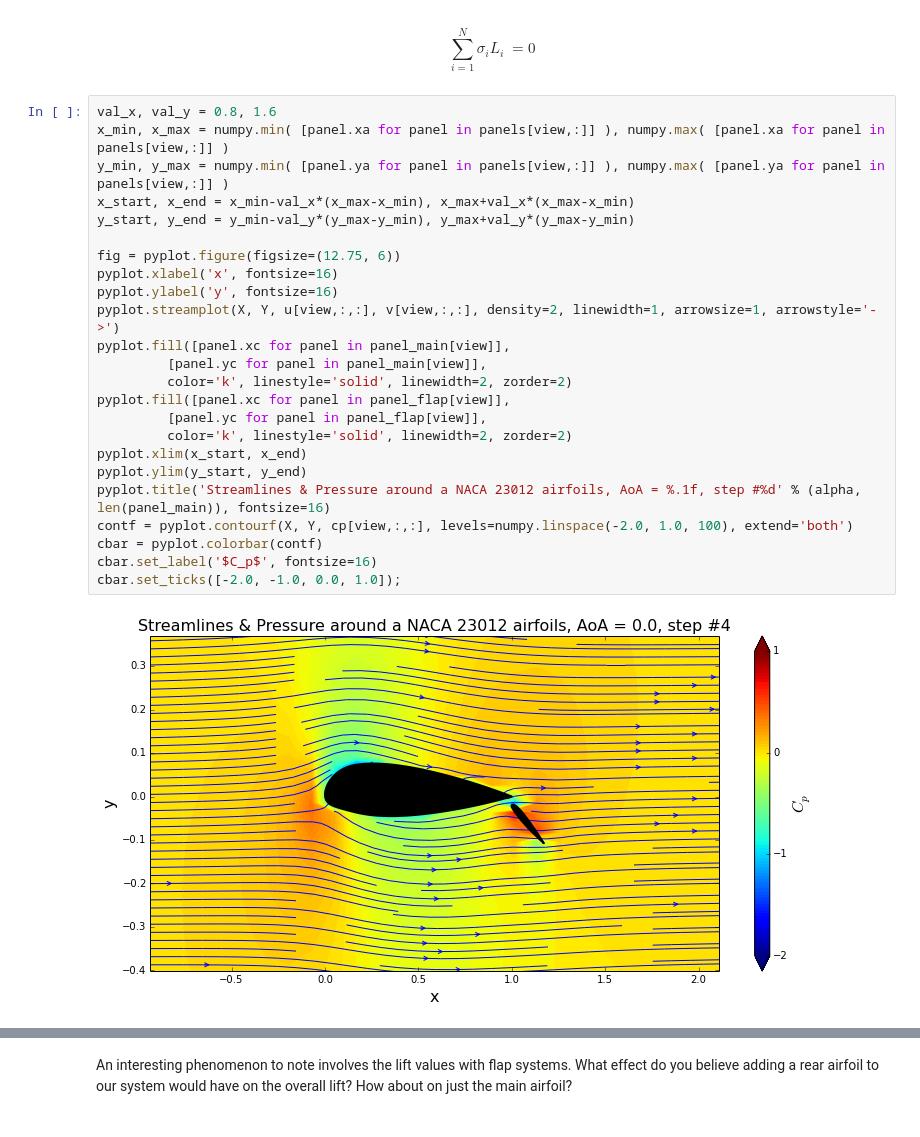
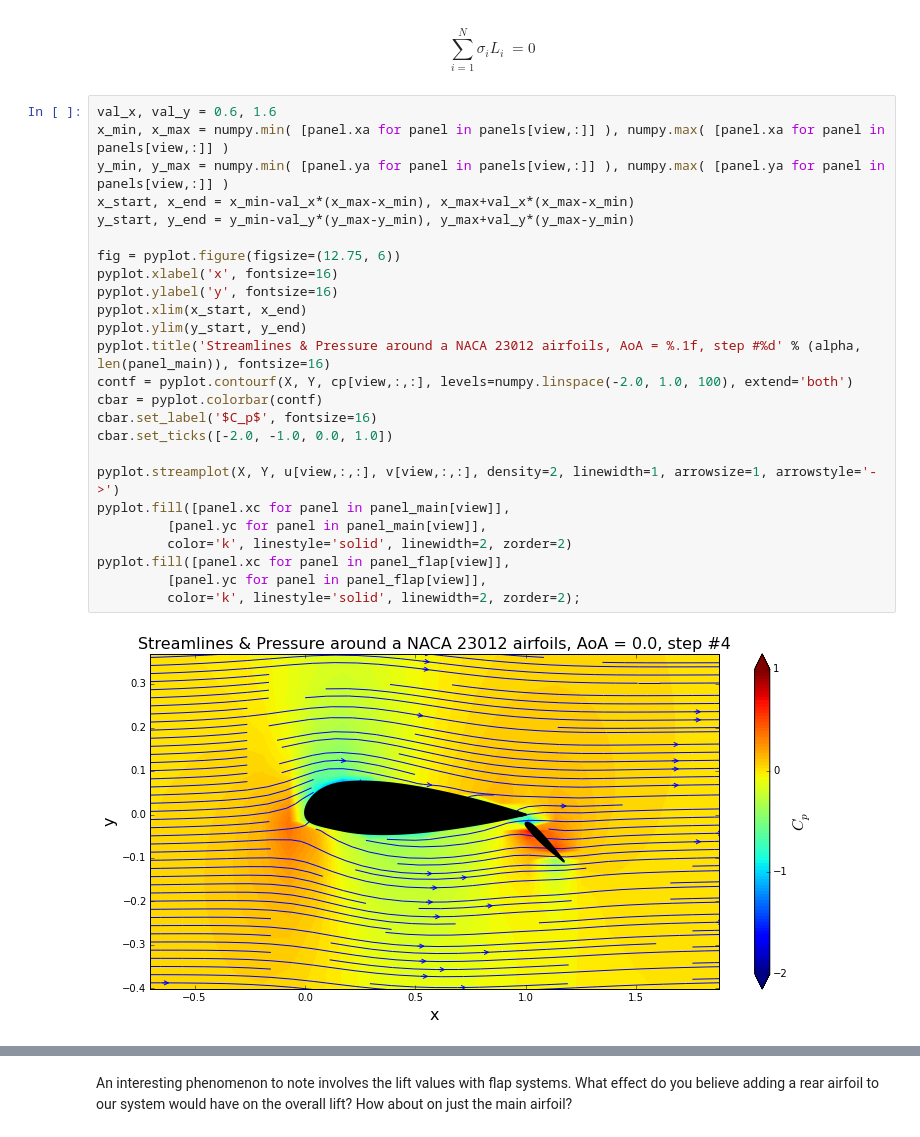
Before and after one commit to cparvini/AeroHydroWork, a Jupyter notebook: Project/FowlerFlap.ipynb, the cells around one changed output, grey strips where cells are left out. Drawn from its saved outputs; the diff is of its cells as text.

```diff
--- a/Project/FowlerFlap.ipynb
+++ b/Project/FowlerFlap.ipynb
@@ -551,29 +552,30 @@ This is all looking great so far! We've got an iterating panel method that can r
 # %% [markdown]
 $$\sum_{i=1}^{N} \sigma_{i} L_{i} ~= 0 $$
 # %%
-val_x, val_y = 0.8, 1.6
+val_x, val_y = 0.6, 1.6
 x_min, x_max = numpy.min( [panel.xa for panel in panels[view,:]] ), numpy.max( [panel.xa for panel in panels[view,:]] )
 y_min, y_max = numpy.min( [panel.ya for panel in panels[view,:]] ), numpy.max( [panel.ya for panel in panels[view,:]] )
 x_start, x_end = x_min-val_x*(x_max-x_min), x_max+val_x*(x_max-x_min)
 y_start, y_end = y_min-val_y*(y_max-y_min), y_max+val_y*(y_max-y_min)
 
 fig = pyplot.figure(figsize=(12.75, 6))
 pyplot.xlabel('x', fontsize=16)
 pyplot.ylabel('y', fontsize=16)
+pyplot.xlim(x_start, x_end)
+pyplot.ylim(y_start, y_end)
+pyplot.title('Streamlines & Pressure around a NACA 23012 airfoils, AoA = %.1f, step #%d' % (alpha, len(panel_main)), fontsize=16)
+contf = pyplot.contourf(X, Y, cp[view,:,:], levels=numpy.linspace(-2.0, 1.0, 100), extend='both')
+cbar = pyplot.colorbar(contf)
+cbar.set_label('$C_p$', fontsize=16)
+cbar.set_ticks([-2.0, -1.0, 0.0, 1.0])
+
 pyplot.streamplot(X, Y, u[view,:,:], v[view,:,:], density=2, linewidth=1, arrowsize=1, arrowstyle='->')
 pyplot.fill([panel.xc for panel in panel_main[view]],
          [panel.yc for panel in panel_main[view]],
          color='k', linestyle='solid', linewidth=2, zorder=2)
 pyplot.fill([panel.xc for panel in panel_flap[view]],
          [panel.yc for panel in panel_flap[view]],
-         color='k', linestyle='solid', linewidth=2, zorder=2)
-pyplot.xlim(x_start, x_end)
-pyplot.ylim(y_start, y_end)
-pyplot.title('Streamlines & Pressure around a NACA 23012 airfoils, AoA = %.1f, step #%d' % (alpha, len(panel_main)), fontsize=16)
-contf = pyplot.contourf(X, Y, cp[view,:,:], levels=numpy.linspace(-2.0, 1.0, 100), extend='both')
-cbar = pyplot.colorbar(contf)
-cbar.set_label('$C_p$', fontsize=16)
-cbar.set_ticks([-2.0, -1.0, 0.0, 1.0]);
+         color='k', linestyle='solid', linewidth=2, zorder=2);
 # %% [output]
-[figure, old version]
+[figure, new version]
 # %%
```
Also changed, not shown: parts of 10 cells of this notebook.
